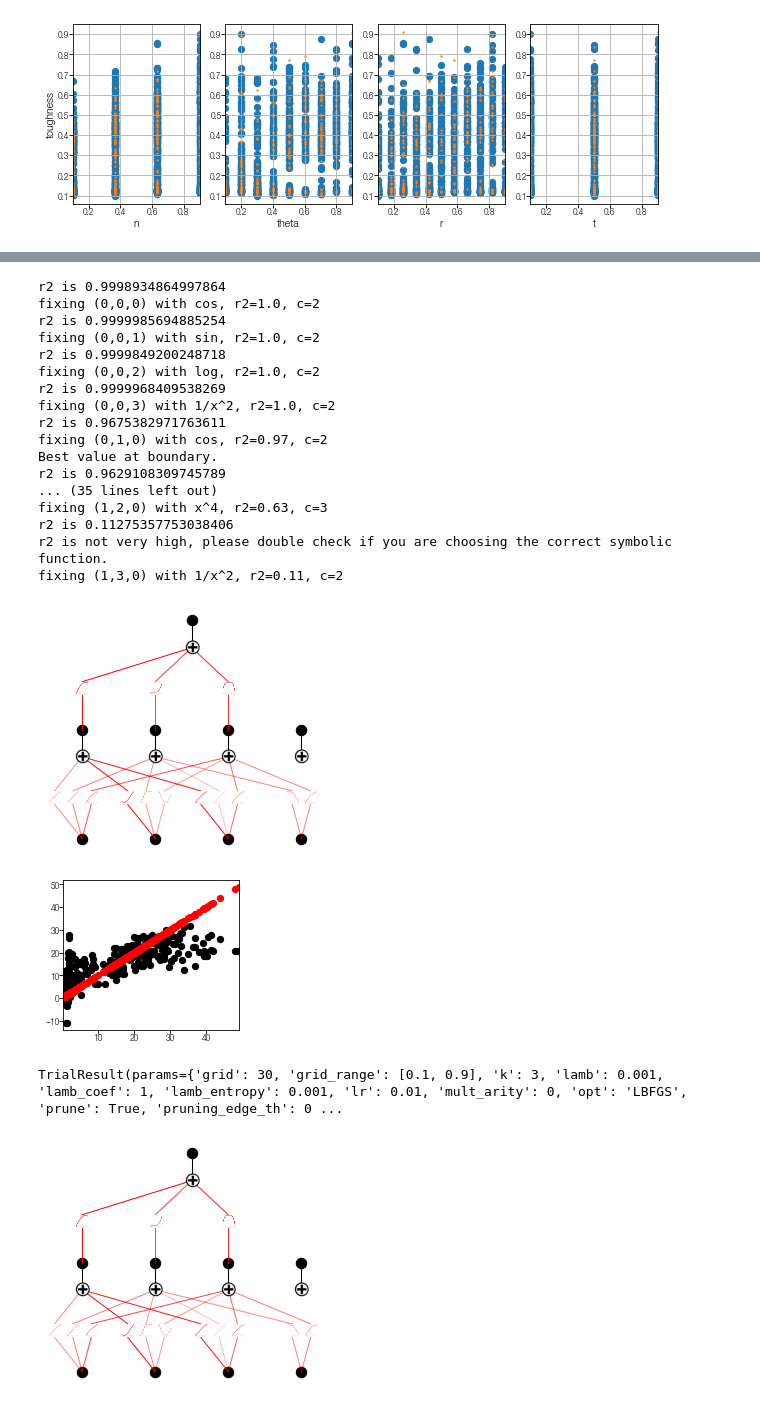
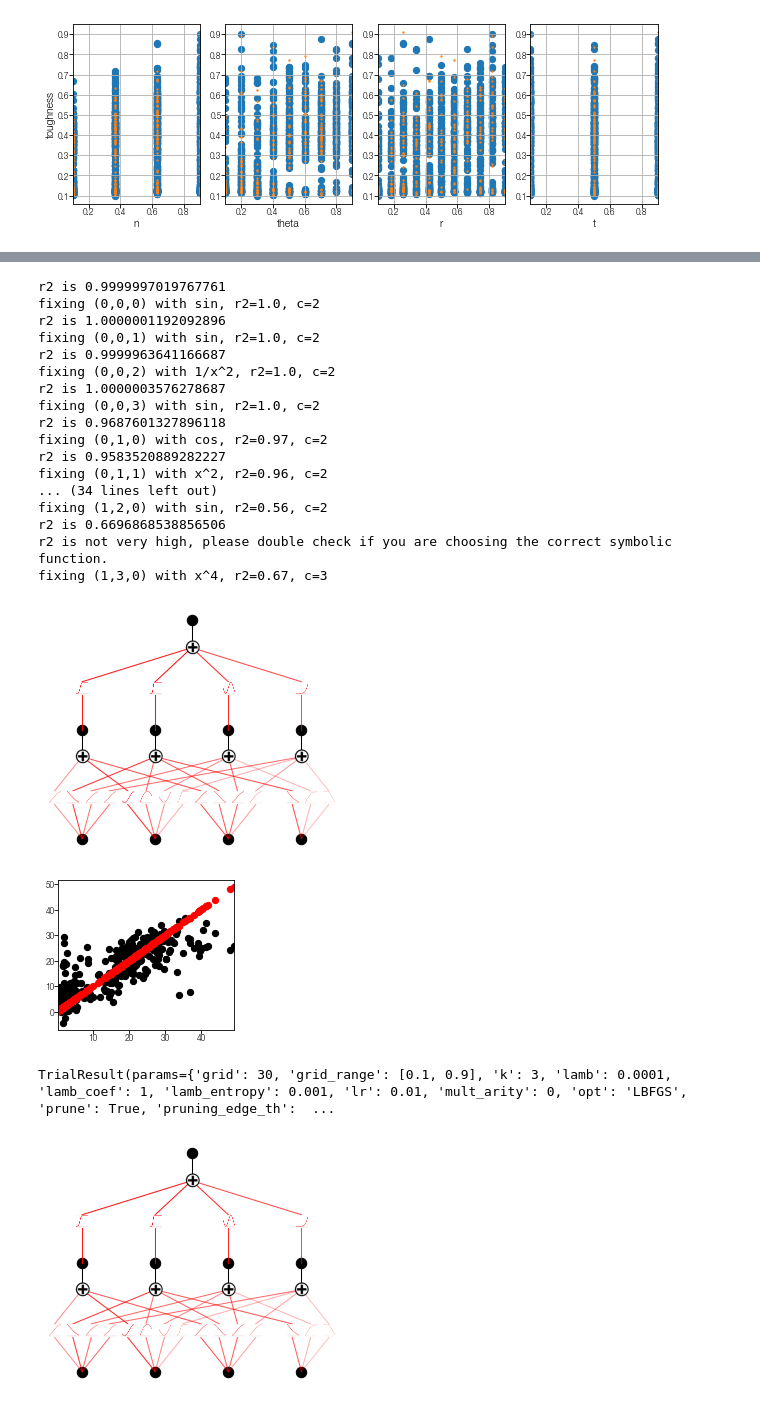
Before and after one commit to Hyein-coder/pykan, a Jupyter notebook: github/workflows/Hyein/material_05_CrossedBarrel.ipynb, the cells around one changed output, grey strips where cells are left out. Saved outputs shown, nothing was run; the diff lists cells and outputs as text; code cells hidden in the pictures.

```diff
--- a/github/workflows/Hyein/material_05_CrossedBarrel.ipynb
+++ b/github/workflows/Hyein/material_05_CrossedBarrel.ipynb
@@ -115,7 +115,8 @@ params = {k: v for k, v in d_opt_flat.items() if "param_" in k}
 params = {key.replace('param_', ''): value for key, value in params.items()}
 
 # params['max_grid'] = 3
-# params['grid_range'] = feature_range
+params['lamb'] = 1e-4
+params['steps'] = 30
 
 res, model, fit_kwargs, dataset = evaluate_params(
     X_train_norm, y_train_norm, X_val_norm, y_val_norm, params, X_test_norm, y_test_norm, 0, scaler_y, device.type,
@@ -131,21 +132,21 @@ plt.show()
-r2 is 0.9998934864997864
-fixing (0,0,0) with cos, r2=1.0, c=2
-r2 is 0.9999985694885254
+r2 is 0.9999997019767761
+fixing (0,0,0) with sin, r2=1.0, c=2
+r2 is 1.0000001192092896
 fixing (0,0,1) with sin, r2=1.0, c=2
-r2 is 0.9999849200248718
-fixing (0,0,2) with log, r2=1.0, c=2
-r2 is 0.9999968409538269
-fixing (0,0,3) with 1/x^2, r2=1.0, c=2
-r2 is 0.9675382971763611
+r2 is 0.9999963641166687
+fixing (0,0,2) with 1/x^2, r2=1.0, c=2
+r2 is 1.0000003576278687
+fixing (0,0,3) with sin, r2=1.0, c=2
+r2 is 0.9687601327896118
 fixing (0,1,0) with cos, r2=0.97, c=2
-Best value at boundary.
-r2 is 0.9629108309745789
-... (35 lines left out)
-fixing (1,2,0) with x^4, r2=0.63, c=3
-r2 is 0.11275357753038406
+r2 is 0.9583520889282227
+fixing (0,1,1) with x^2, r2=0.96, c=2
+... (34 lines left out)
+fixing (1,2,0) with sin, r2=0.56, c=2
+r2 is 0.6696868538856506
 r2 is not very high, please double check if you are choosing the correct symbolic function.
-fixing (1,3,0) with 1/x^2, r2=0.11, c=2
+fixing (1,3,0) with x^4, r2=0.67, c=3
-[figure, old version]
+[figure, new version]
-[figure, old version]
+[figure, new version]
-TrialResult(params={'grid': 30, 'grid_range': [0.1, 0.9], 'k': 3, 'lamb': 0.001, 'lamb_coef': 1, 'lamb_entropy': 0.001, 'lr': 0.01, 'mult_arity': 0, 'opt': 'LBFGS', 'prune': True, 'pruning_edge_th': 0 ...
+TrialResult(params={'grid': 30, 'grid_range': [0.1, 0.9], 'k': 3, 'lamb': 0.0001, 'lamb_coef': 1, 'lamb_entropy': 0.001, 'lr': 0.01, 'mult_arity': 0, 'opt': 'LBFGS', 'prune': True, 'pruning_edge_th':  ...
-[figure, old version]
+[figure, new version]
```
Also changed, not shown: parts of 6 cells of this notebook, 6 other files.
